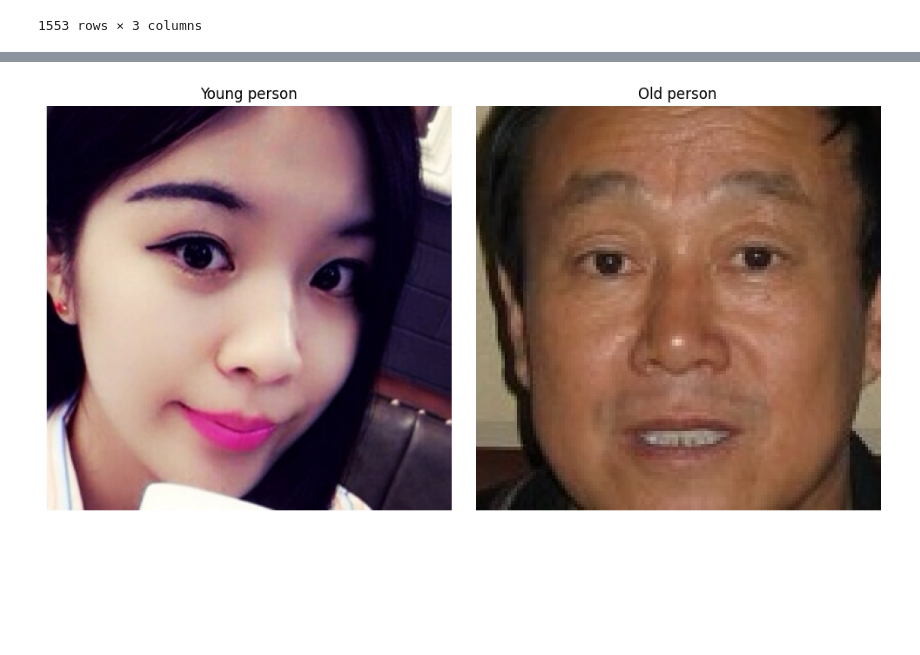
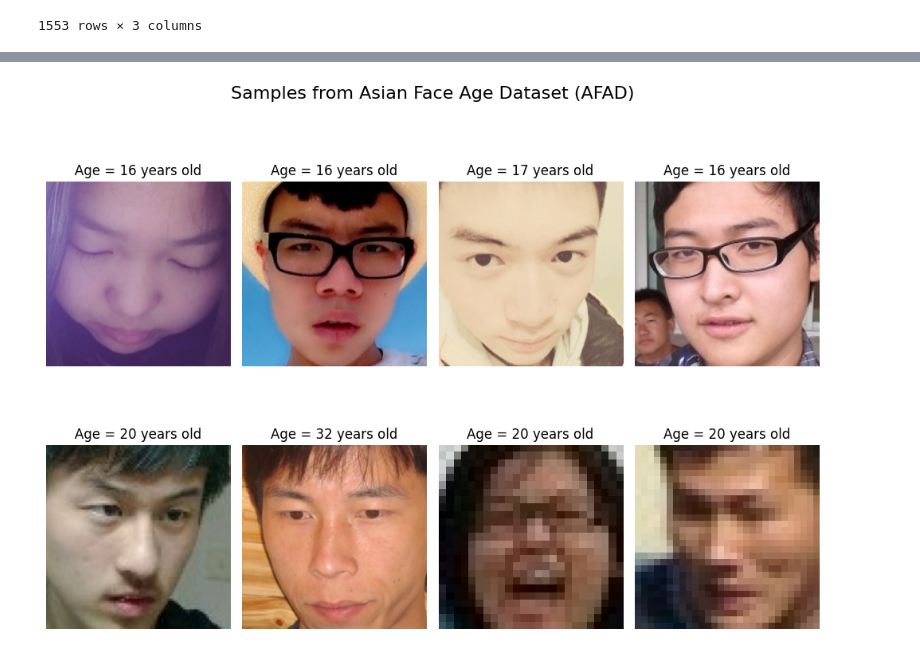
Before and after one commit to qivaijar/oracle-assignment-age-classifier, a Jupyter notebook: age_classifier.ipynb, the cells around one changed output, grey strips where cells are left out. Cells and saved outputs as stored; diff of their text form; code cells hidden in the pictures; blank space fills up the shorter version.

```diff
--- a/age_classifier.ipynb
+++ b/age_classifier.ipynb
@@ -159,29 +149,0 @@ array([[<Axes: title={'center': 'age'}>,
-# %%
-# Display sample image
-import matplotlib.pyplot as plt
-from PIL import Image
-
-young_sample = undersampled_dataframe[undersampled_dataframe['age'] < 17].iloc[0]
-old_sample = undersampled_dataframe[undersampled_dataframe['age'] > 50].iloc[0]
-
-img_young = Image.open(young_sample.image_path)
-img_old = Image.open(old_sample.image_path)
-
-# Create a figure with two subplots (1 row, 2 columns)
-fig, axes = plt.subplots(1, 2, figsize=(10, 5))
-
-# Display first image
-axes[0].imshow(img_young)
-axes[0].axis("off")  # Hide axes
-axes[0].set_title("Young person")
-
-# Display second image
-axes[1].imshow(img_old)
-axes[1].axis("off")
-axes[1].set_title("Old person")
-
-# Adjust layout and show images
-plt.tight_layout()
-plt.show()
-# %% [output]
-[figure, removed]
@@ -191,0 +150,29 @@ undersampled_dataframe.reset_index(drop=True, inplace=True)
+# %%
+# Show image samples
+
+import matplotlib.pyplot as plt
+from PIL import Image
+
+total_images_to_show = 4
+
+# Display samples from AFAD dataset
+afad_young_sample = afad_dataframe[afad_dataframe['age'] < 18].sample(n=total_images_to_show)
+afad_old_sample = afad_dataframe[afad_dataframe['age'] > 18].sample(n=total_images_to_show)
+afad_samples = pd.concat([afad_young_sample, afad_old_sample], ignore_index=True)
+
+# Define grid size
+rows, cols = 2, total_images_to_show
+
+fig_afad, axes_afad = plt.subplots(rows, cols, figsize=(10, 8))
+axes_afad = axes_afad.ravel()
+
+for i, ax in enumerate(axes_afad):
+    ax.imshow(Image.open(afad_samples.iloc[i].image_path))
+    ax.set_title(f"Age = {afad_samples.iloc[i].age} years old")
+    ax.axis("off")
+
+fig_afad.suptitle('Samples from Asian Face Age Dataset (AFAD)', fontsize=16)
+plt.tight_layout()
+plt.show()
+# %% [output]
+[figure, added]
```
Also changed, not shown: parts of 11 cells of this notebook.
